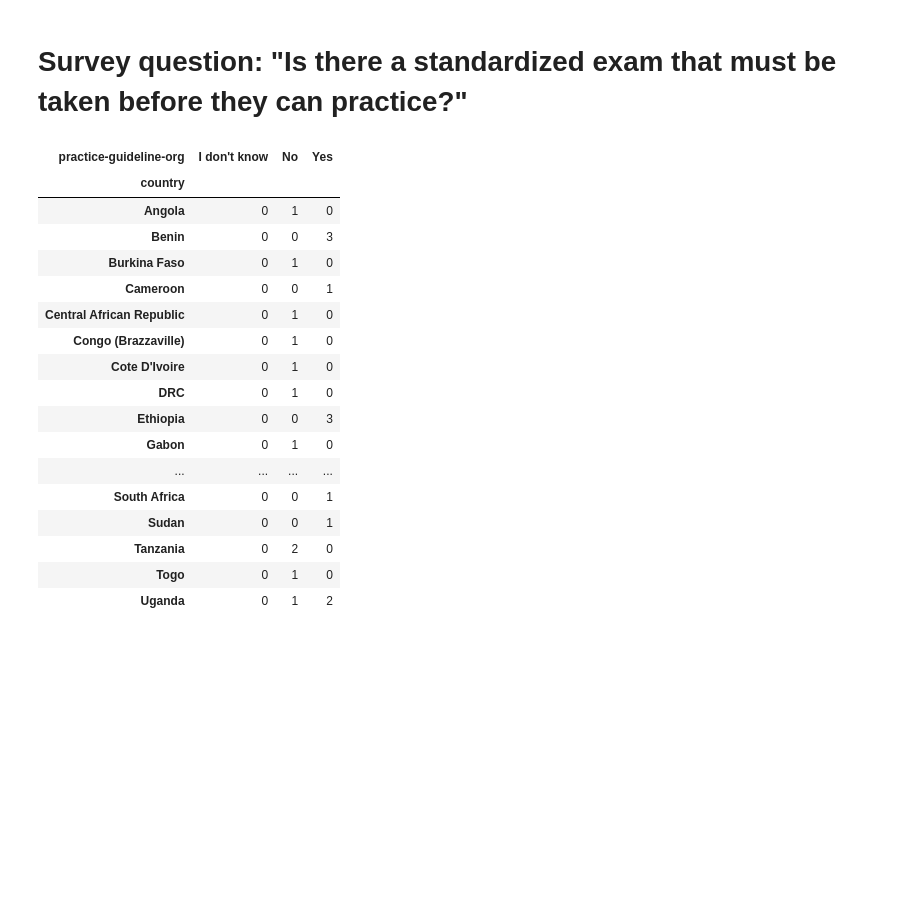
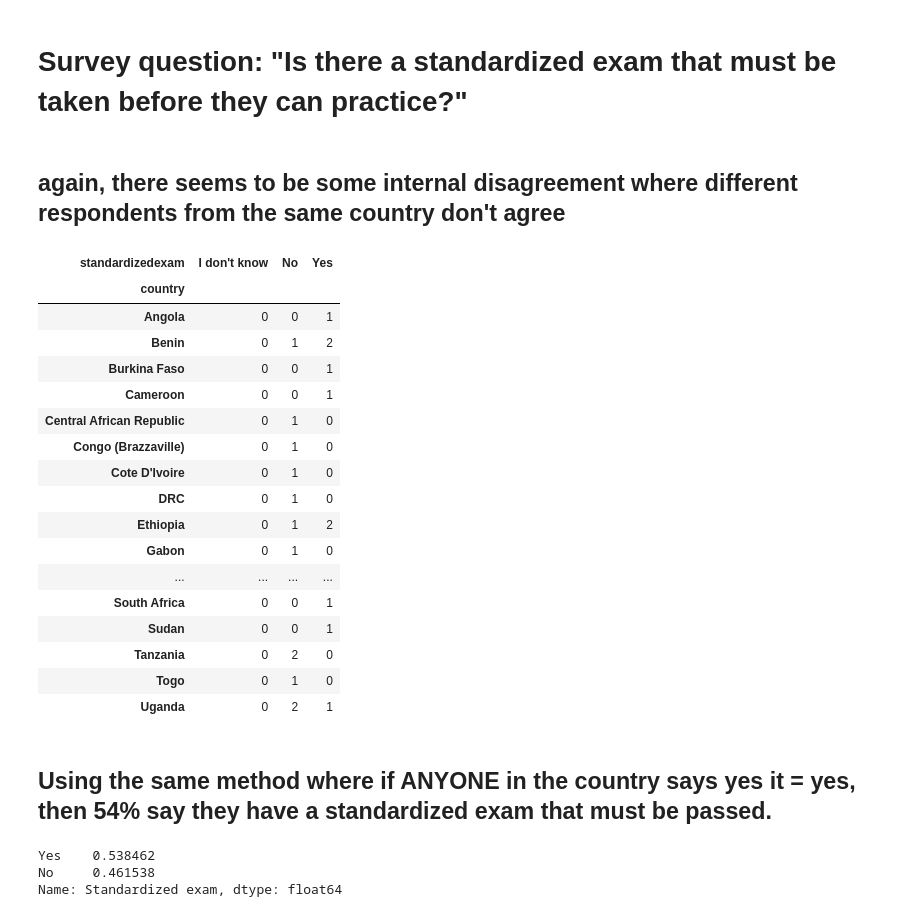
Before and after one commit to lawtj/npa, a Jupyter notebook: npa data.ipynb, the cells around one changed output. Drawn from its saved outputs; the diff is of its cells as text; code cells hidden in the pictures; blank space fills up the shorter version.

```diff
--- a/npa data.ipynb
+++ b/npa data.ipynb
@@ -350,23 +360,45 @@ pd.crosstab(d1['country'],d1['practice-guideline-org'])
 # %% [markdown]
 # Survey question: "Is there a standardized exam that must be taken before they can practice?"
+# %% [markdown]
+## again, there seems to be some internal disagreement where different respondents from the same country don't agree
 # %%
-pd.crosstab(d1['country'], d1['practice-guideline-org'])
+stdexam = pd.crosstab(d1['country'], d1['standardizedexam'])
+stdexam
 # %% [output]
-| practice-guideline-org | I don't know | No | Yes |
+| standardizedexam | I don't know | No | Yes |
 | country |  |  |  |
-| Angola | 0 | 1 | 0 |
-| Benin | 0 | 0 | 3 |
-| Burkina Faso | 0 | 1 | 0 |
+| Angola | 0 | 0 | 1 |
+| Benin | 0 | 1 | 2 |
+| Burkina Faso | 0 | 0 | 1 |
 | Cameroon | 0 | 0 | 1 |
 | Central African Republic | 0 | 1 | 0 |
 | Congo (Brazzaville) | 0 | 1 | 0 |
 | Cote D'Ivoire | 0 | 1 | 0 |
 | DRC | 0 | 1 | 0 |
-| Ethiopia | 0 | 0 | 3 |
+| Ethiopia | 0 | 1 | 2 |
 | Gabon | 0 | 1 | 0 |
 | ... | ... | ... | ... |
 | South Africa | 0 | 0 | 1 |
 | Sudan | 0 | 0 | 1 |
 | Tanzania | 0 | 2 | 0 |
 | Togo | 0 | 1 | 0 |
-| Uganda | 0 | 1 | 2 |
+| Uganda | 0 | 2 | 1 |
+# %% [markdown]
+## Using the same method where if ANYONE in the country says yes it = yes, then 54% say they have a standardized exam that must be passed.
+# %%
+def f(row):
+    if row['Yes'] >= 1:
+        val = 'Yes'
+    elif row['No'] >= 1:
+        val = 'No'
+    else:
+        val = 'I do not know'
+    return val
+
+stdexam['Standardized exam'] = stdexam.apply(f, axis=1)
+stdexam = stdexam['Standardized exam']
+stdexam.value_counts(normalize=True)
+# %% [output]
+Yes    0.538462
+No     0.461538
+Name: Standardized exam, dtype: float64
```
Also changed, not shown: parts of 11 cells of this notebook.
